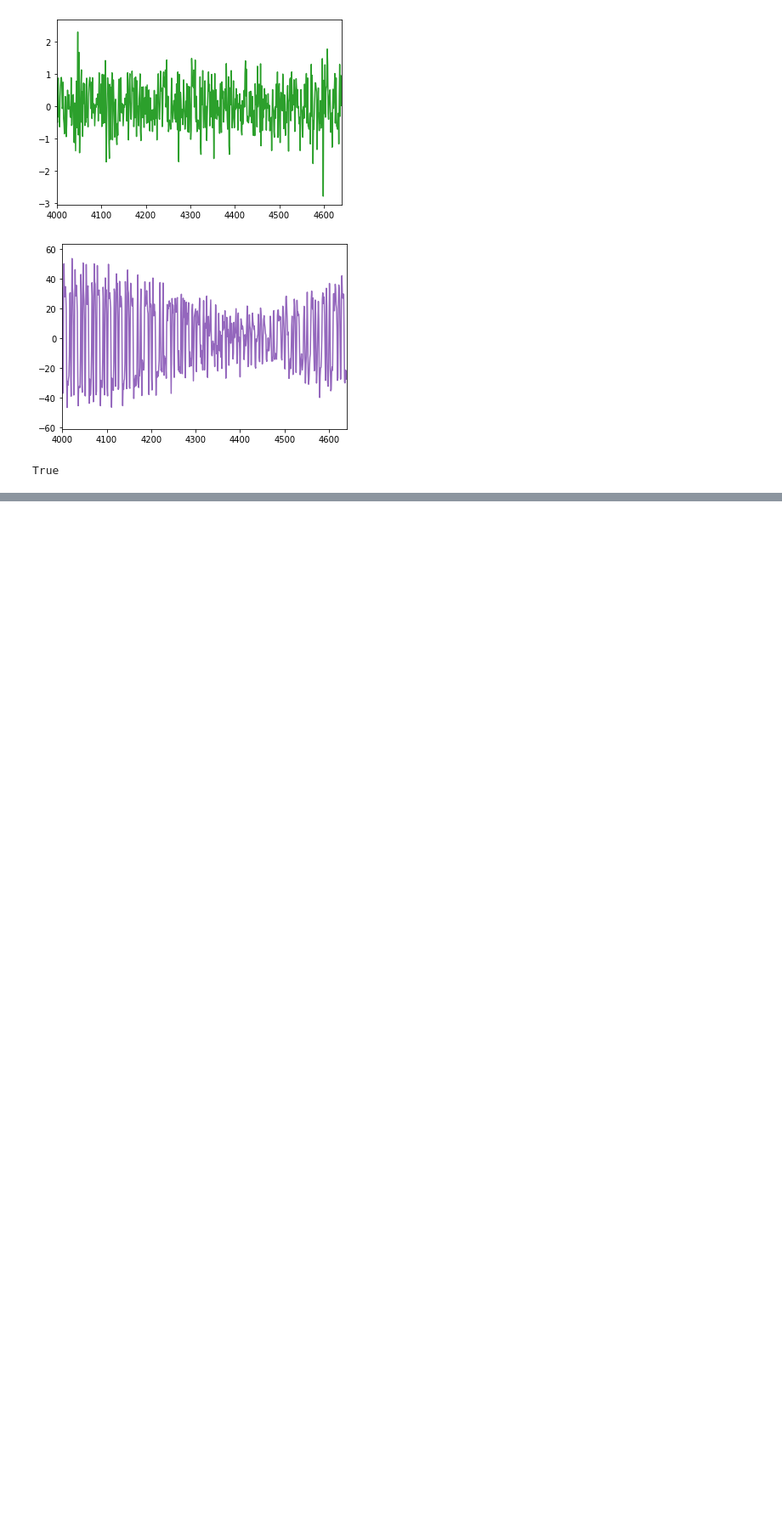
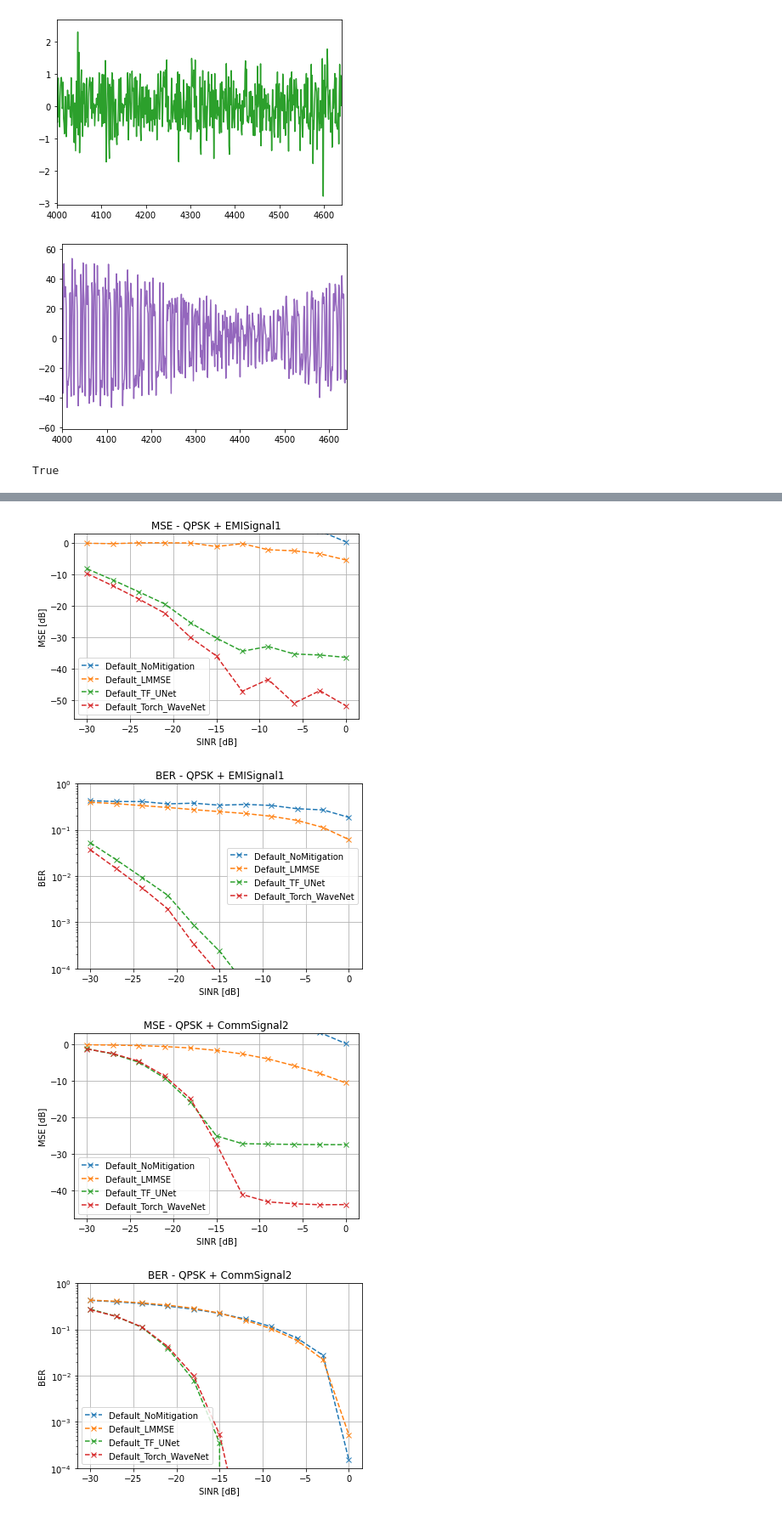
Before and after one commit to RFChallenge/icassp2024rfchallenge, a Jupyter notebook: notebook/RFC_EvalSet_Demo.ipynb, the cells around one changed output, grey strips where cells are left out. Shown at 85% size. Cells and saved outputs as stored; diff of their text form; code cells hidden in the pictures; blank space fills up the shorter version.

Commit message:
updated EvalSet notebook

```diff
--- a/notebook/RFC_EvalSet_Demo.ipynb
+++ b/notebook/RFC_EvalSet_Demo.ipynb
@@ -65,0 +98,39 @@ True
+# %%
+testset_identifier = 'SampleEvalSetA'
+for soi_type in ['QPSK', 'OFDMQPSK']:
+    for interference_sig_type in ['EMISignal1', 'CommSignal2', 'CommSignal3', 'CommSignal5G1']:
+
+        all_mse, all_ber = {}, {}
+        for id_string in ['Default_NoMitigation', 'Default_LMMSE', 'Default_TF_UNet', 'Default_Torch_WaveNet']:
+            sig1_est = np.load(os.path.join('outputs', f'{id_string}_{testset_identifier}_estimated_soi_{soi_type}_{interference_sig_type}.npy'))
+            bit1_est = np.load(os.path.join('outputs', f'{id_string}_{testset_identifier}_estimated_bits_{soi_type}_{interference_sig_type}.npy'))
+            mse_mean, ber_mean = run_demod_test(sig1_est, bit1_est, soi_type, interference_sig_type, testset_identifier)
+            all_mse[id_string] = mse_mean
+            all_ber[id_string] = ber_mean
+
+        plt.figure()
+        for id_string in all_mse.keys():
+            plt.plot(all_sinr, all_mse[id_string], 'x--', label=id_string)
+        plt.legend()
+        plt.grid()
+        plt.gca().set_ylim(top=3)
+        plt.xlabel('SINR [dB]')
+        plt.ylabel('MSE [dB]')
+        plt.title(f'MSE - {soi_type} + {interference_sig_type}')
+        plt.show()
+
+        plt.figure()
+        for id_string in all_ber.keys():
+            plt.semilogy(all_sinr, all_ber[id_string], 'x--', label=id_string)
+        plt.legend()
+        plt.grid()
+        plt.ylim([1e-4, 1])
+        plt.xlabel('SINR [dB]')
+        plt.ylabel('BER')
+        plt.title(f'BER - {soi_type} + {interference_sig_type}')
+        plt.show()
+# %% [output]
+[figure, added]
+[figure, added]
+[figure, added]
+[figure, added]
```
Also changed, not shown: parts of 4 cells of this notebook.
